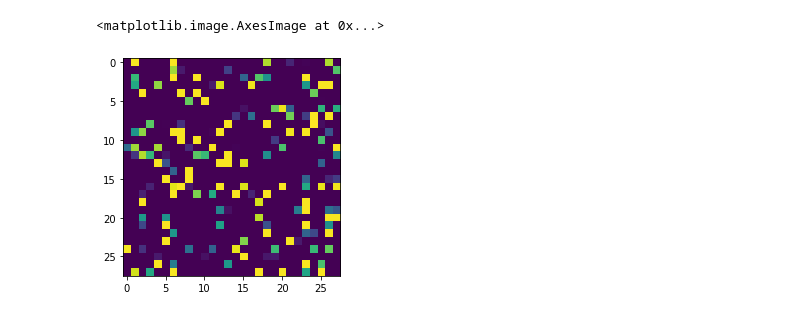
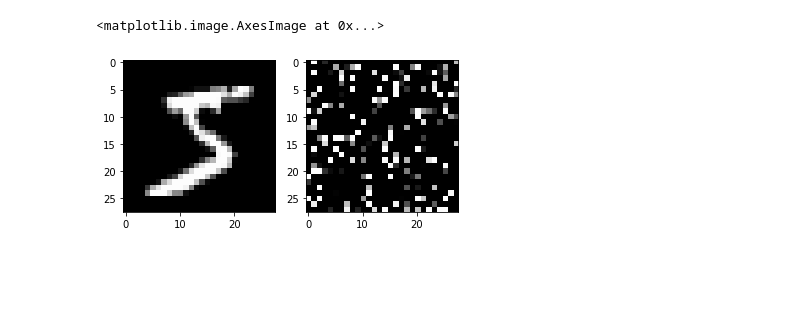
Before and after one commit to sairisheek/Permuted_MNIST, a Jupyter notebook: Perturbed_MNIST.ipynb, the cells around one changed output. Drawn from its saved outputs; the diff is of its cells as text; code cells hidden in the pictures; blank space fills up the shorter version.

```diff
--- a/Perturbed_MNIST.ipynb
+++ b/Perturbed_MNIST.ipynb
@@ -12,34 +12,43 @@ class RandomShuffle(object):
 import torch
 import torchvision
 
-batch_size=16
+batch_size=128
 norm_tsfm = torchvision.transforms.Compose([
-                               torchvision.transforms.ToTensor(),
-                               torchvision.transforms.Normalize(
-                                 (0.1307,), (0.3081,))
+                               torchvision.transforms.ToTensor()
                              ])
 shuffle_tsfm = torchvision.transforms.Compose([
-                               torchvision.transforms.ToTensor(),
-                               RandomShuffle(),
-                               #torchvision.transforms.Normalize((0.1307,), (0.3081,))
+                torchvision.transforms.ToTensor(),
+                               RandomShuffle()
                              ])
+
 train_set = torchvision.datasets.MNIST('.', train=True, download=True,
+                             transform=norm_tsfm)
+shuffle_train_set = torchvision.datasets.MNIST('.', train=True, download=True,
                              transform=shuffle_tsfm)
-train_loader = torch.utils.data.DataLoader(train_set,
-  batch_size=batch_size, shuffle=True)
+
 
 test_set = torchvision.datasets.MNIST('.', train=False, download=True,
+                             transform=norm_tsfm)
+
+shuffle_test_set = torchvision.datasets.MNIST('.', train=False, download=True,
                              transform=shuffle_tsfm)
-test_loader = torch.utils.data.DataLoader(test_set,
-  batch_size=batch_size, shuffle=True)
-#len(train_set), len(test_set), train_set[0][0].shape, train_set[0][1], test_set[0][0].shape, test_set[0][1]
+
+#train_loader = torch.utils.data.DataLoader(train_set,
+#  batch_size=batch_size, shuffle=True)
+#test_loader = torch.utils.data.DataLoader(test_set,
+#  batch_size=batch_size, shuffle=True)
+device = torch.device("cuda:0" if torch.cuda.is_available() else "cpu")
 # %%
 import matplotlib.pyplot as plt
 %matplotlib inline
-plt.imshow(train_set[0][0][0])
+plt.subplots(1,2)
+plt.subplot(1,2,1)
+plt.imshow(train_set[0][0][0], cmap='gray')
+plt.subplot(1,2,2)
+plt.imshow(shuffle_train_set[0][0][0], cmap='gray')
 # %% [output]
 <matplotlib.image.AxesImage at 0x...>
-[figure, old version]
+[figure, new version]
 # %%
 import torch.nn as nn
 import torch.nn.functional as F
```
Also changed, not shown: parts of 8 cells of this notebook.
